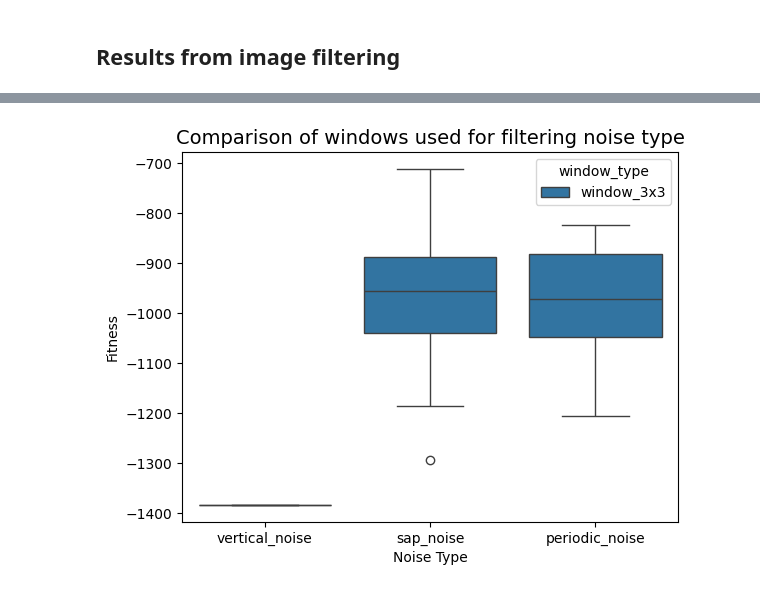
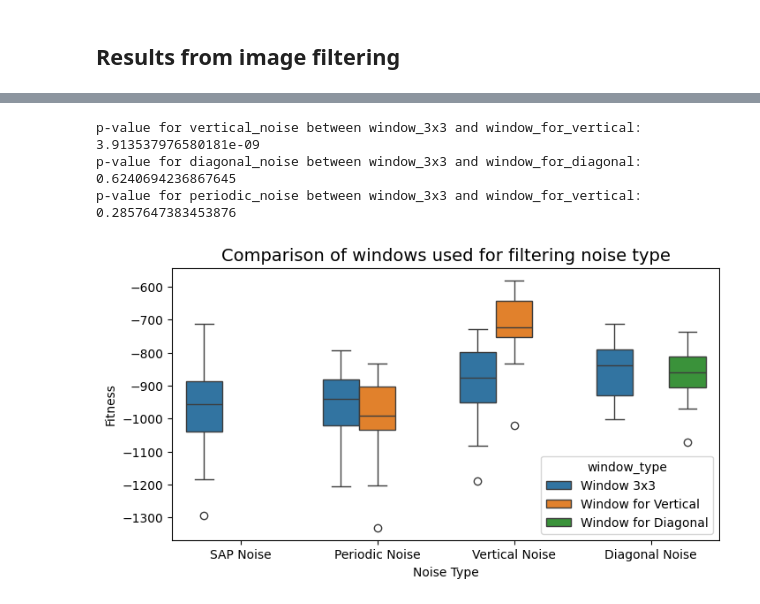
Before and after one commit to stnpkln/EVO, a Jupyter notebook: result_processing.ipynb, the cells around one changed output, grey strips where cells are left out. Saved outputs shown, nothing was run; the diff lists cells and outputs as text; code cells hidden in the pictures.

```diff
--- a/result_processing.ipynb
+++ b/result_processing.ipynb
@@ -122,5 +123,16 @@ import os
 import pickle
 from scipy.ndimage import median_filter
 import seaborn as sns
+# %%
+filter_stats_header = ['seed', 'noise_type', 'window_type', 'classifier_seed', 'mutation_rate', 'total_evaluations', 'fitness']
+
+# TODO Temporary solution, waiting for all filter results to be generated
+noise_types = ['vertical_noise', 'diagonal_noise', 'periodic_noise','sap_noise']
+windows_per_noise = {
+    'sap_noise': ['window_3x3'],
+    'periodic_noise': ['window_3x3', 'window_for_vertical'],
+    'vertical_noise': ['window_3x3', 'window_for_vertical'],
+    'diagonal_noise': ['window_3x3', 'window_for_diagonal'],
+    }
 # %%
 def compare_images(filter_info):
@@ -214,13 +237,40 @@ for i in range(len(results)):
 # %%
-def plot_filter_window_comparison_boxplots():
-    filter_results_summary = pd.read_csv(os.path.join('results', 'filter_stats.csv'), names=filter_stats_header)
-    # plot the boxplot
-    sns.boxplot(x='noise_type', y='fitness', hue='window_type', data=filter_results_summary)
+def plot_filter_window_comparison_boxplots(filter_results_summary):    # plot the boxplot
+    filter_results_summary['noise_type'] = filter_results_summary['noise_type'].replace({
+        'vertical_noise': 'Vertical Noise',
+        'diagonal_noise': 'Diagonal Noise',
+        'periodic_noise': 'Periodic Noise',
+        'sap_noise': 'SAP Noise'
+    })
+    filter_results_summary['window_type'] = filter_results_summary['window_type'].replace({
+        'window_3x3': 'Window 3x3',
+        'window_for_vertical': 'Window for Vertical',
+        'window_for_diagonal': 'Window for Diagonal',
+    })
+    sns.boxplot(x='noise_type', y='fitness', hue='window_type', data=filter_results_summary.query('total_evaluations == 100000'))
     plt.title(f'Comparison of windows used for filtering noise type')
     plt.xlabel('Noise Type')
     plt.ylabel('Fitness')
+    # set the plot to be wider
+    plt.gcf().set_size_inches(8, 4)
     plt.show()
 
-plot_filter_window_comparison_boxplots()
+filter_results_summary = pd.read_csv(os.path.join('results', 'filter_stats.csv'), names=filter_stats_header)
+
+def print_p_value(filter_results_summary, noise_type, window_type_1, window_type_2):
+    p_value = mannwhitneyu(
+        filter_results_summary.query(f'noise_type == "{noise_type}" and window_type == "{window_type_1}"')['fitness'],
+        filter_results_summary.query(f'noise_type == "{noise_type}" and window_type == "{window_type_2}"')['fitness'],
+        alternative='two-sided'
+    ).pvalue
+    print(f"p-value for {noise_type} between {window_type_1} and {window_type_2}: {p_value}")
+
+print_p_value(filter_results_summary, 'vertical_noise', 'window_3x3', 'window_for_vertical')
+print_p_value(filter_results_summary, 'diagonal_noise', 'window_3x3', 'window_for_diagonal')
+print_p_value(filter_results_summary, 'periodic_noise', 'window_3x3', 'window_for_vertical')
+plot_filter_window_comparison_boxplots(filter_results_summary)    # plot the boxplot
 # %% [output]
+p-value for vertical_noise between window_3x3 and window_for_vertical: 3.913537976580181e-09
+p-value for diagonal_noise between window_3x3 and window_for_diagonal: 0.6240694236867645
+p-value for periodic_noise between window_3x3 and window_for_vertical: 0.2857647383453876
-[figure, old version]
+[figure, new version]
```
Also changed, not shown: parts of 5 cells of this notebook, 1 other file.
